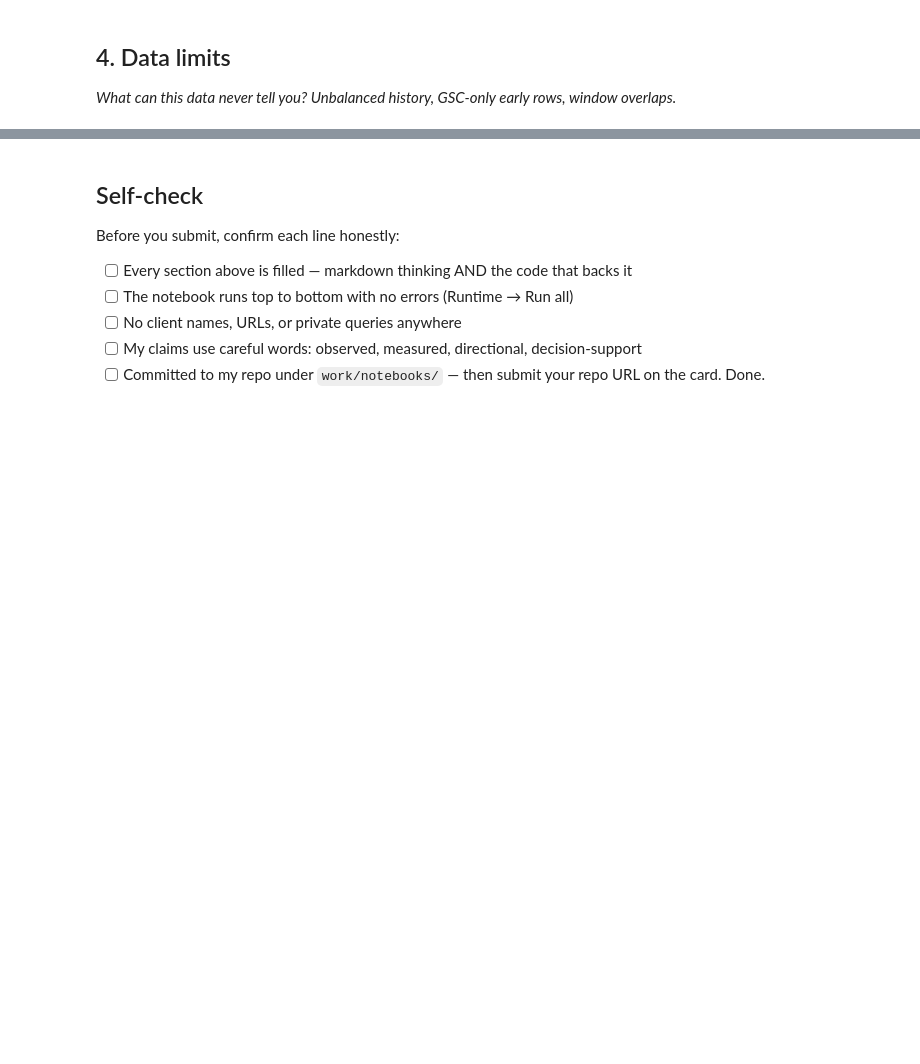
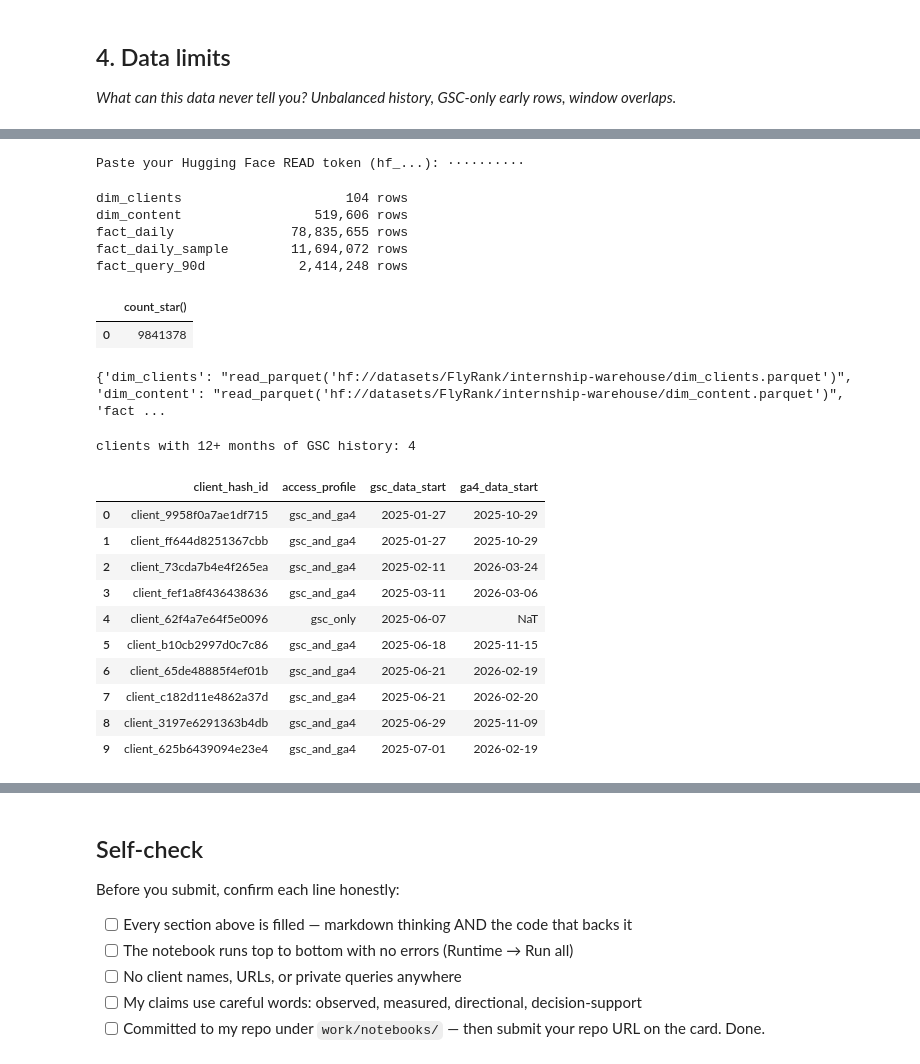
Before and after one commit to Missesqueensy/FlyRank-internship, a Jupyter notebook: work/notebooks/w03_data_contract.ipynb, the cells around one changed output, grey strips where cells are left out. Cells and saved outputs as stored; diff of their text form; code cells hidden in the pictures; blank space fills up the shorter version.

```diff
--- a/work/notebooks/w03_data_contract.ipynb
+++ b/work/notebooks/w03_data_contract.ipynb
@@ -36,0 +83,77 @@ This skeleton is yours to fill. Work the sections **in order** — each one has
+# %%
+import os, getpass
+
+# Token order: env var -> Colab Secret -> prompt (last resort).
+# Use a Colab Secret named HF_TOKEN (the key panel on the left) so the prompt never
+# fires: if Colab reconnects while a getpass prompt is open, the kernel waits on it
+# forever ('Resuming execution...') and you have to restart the runtime.
+HF_TOKEN = os.environ.get('HF_TOKEN')
+if not HF_TOKEN:
+    try:
+        from google.colab import userdata
+        HF_TOKEN = userdata.get('HF_TOKEN')
+    except Exception:
+        pass
+HF_TOKEN = HF_TOKEN or getpass.getpass('Paste your Hugging Face READ token (hf_...): ')
+# %% [output]
+Paste your Hugging Face READ token (hf_...): ··········
+# %%
+import duckdb
+
+con = duckdb.connect()
+con.execute(f"CREATE OR REPLACE SECRET hf (TYPE huggingface, TOKEN '{HF_TOKEN}')")
+
+REL = 'hf://datasets/FlyRank/internship-warehouse'
+TABLES = {
+    'dim_clients':                f"read_parquet('{REL}/dim_clients.parquet')",
+    'dim_content':                f"read_parquet('{REL}/dim_content.parquet')",
+    'fact_daily':                 f"read_parquet('{REL}/fact_content_daily_performance/**/*.parquet')",
+    'fact_daily_sample':          f"read_parquet('{REL}/fact_content_daily_performance_sample.parquet')",
+    'fact_query_90d':             f"read_parquet('{REL}/fact_content_query_90d.parquet')",
+}
+
+for name, src in TABLES.items():
+    n = con.sql(f'SELECT COUNT(*) FROM {src}').fetchone()[0]
+    print(f'{name:22} {n:>12,} rows')
+# %% [output]
+dim_clients                     104 rows
+dim_content                 519,606 rows
+fact_daily               78,835,655 rows
+fact_daily_sample        11,694,072 rows
+fact_query_90d            2,414,248 rows
+# %%
+con.sql(f"""
+SELECT COUNT(*)
+FROM {TABLES['fact_daily']}
+WHERE month='2026-03'
+""").df()
+# %% [output]
+|  | count_star() |
+| 0 | 9841378 |
+# %%
+print(TABLES)
+# %% [output]
+{'dim_clients': "read_parquet('hf://datasets/FlyRank/internship-warehouse/dim_clients.parquet')", 'dim_content': "read_parquet('hf://datasets/FlyRank/internship-warehouse/dim_content.parquet')", 'fact ...
+# %%
+clients = con.sql(f"""
+    SELECT client_hash_id, access_profile, gsc_data_start, ga4_data_start
+    FROM {TABLES['dim_clients']}
+    ORDER BY gsc_data_start NULLS LAST
+""").df()
+
+print('clients with 12+ months of GSC history:',
+      (clients['gsc_data_start'] <= clients['gsc_data_start'].dropna().max() - __import__('pandas').Timedelta(days=365)).sum())
+clients.head(10)
+# %% [output]
+clients with 12+ months of GSC history: 4
+|  | client_hash_id | access_profile | gsc_data_start | ga4_data_start |
+| 0 | client_9958f0a7ae1df715 | gsc_and_ga4 | 2025-01-27 | 2025-10-29 |
+| 1 | client_ff644d8251367cbb | gsc_and_ga4 | 2025-01-27 | 2025-10-29 |
+| 2 | client_73cda7b4e4f265ea | gsc_and_ga4 | 2025-02-11 | 2026-03-24 |
+| 3 | client_fef1a8f436438636 | gsc_and_ga4 | 2025-03-11 | 2026-03-06 |
+| 4 | client_62f4a7e64f5e0096 | gsc_only | 2025-06-07 | NaT |
+| 5 | client_b10cb2997d0c7c86 | gsc_and_ga4 | 2025-06-18 | 2025-11-15 |
+| 6 | client_65de48885f4ef01b | gsc_and_ga4 | 2025-06-21 | 2026-02-19 |
+| 7 | client_c182d11e4862a37d | gsc_and_ga4 | 2025-06-21 | 2026-02-20 |
+| 8 | client_3197e6291363b4db | gsc_and_ga4 | 2025-06-29 | 2025-11-09 |
+| 9 | client_625b6439094e23e4 | gsc_and_ga4 | 2025-07-01 | 2026-02-19 |
```
Also changed, not shown: parts of 13 cells of this notebook.
